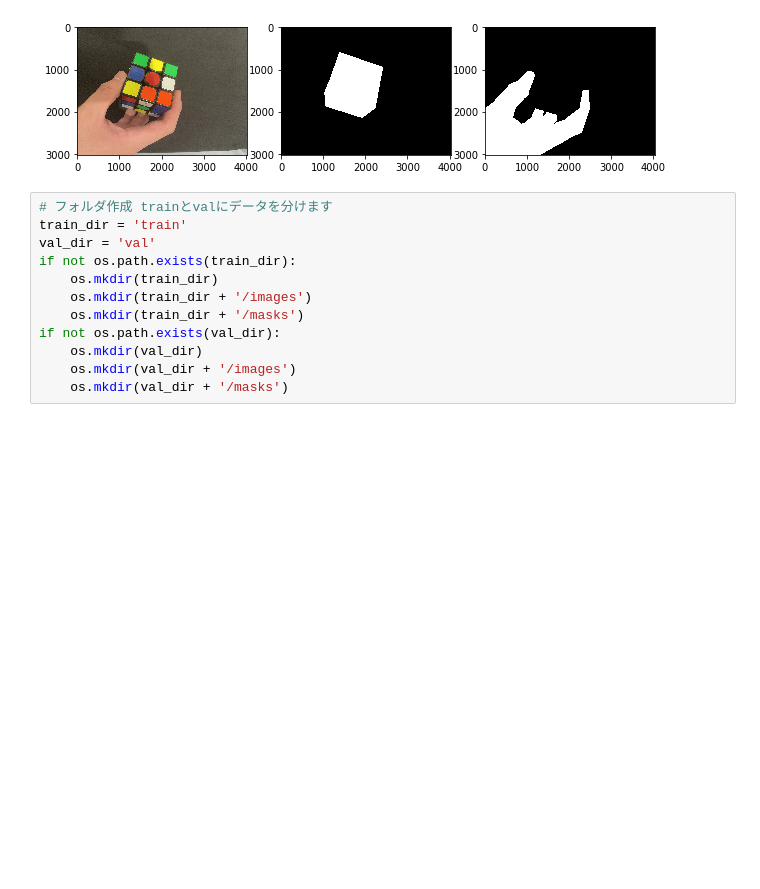
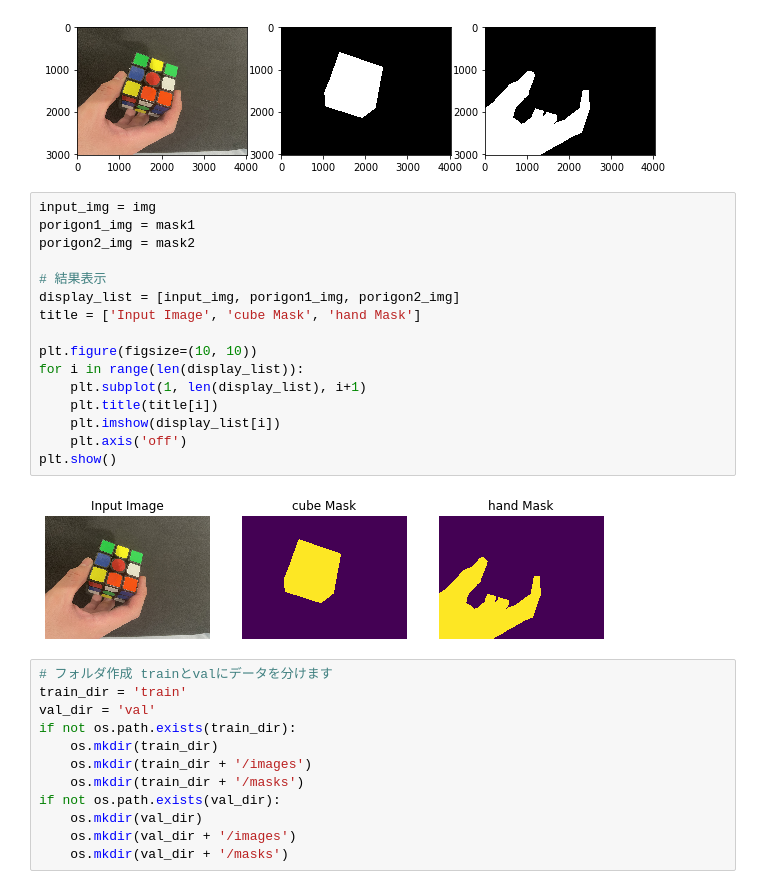
Before and after one commit to Tony152396/rubik-s-cube-semantic-segmentation, a Jupyter notebook: detacreate.ipynb, the cells around one changed output. Drawn from its saved outputs; the diff is of its cells as text; blank space fills up the shorter version.

```diff
--- a/detacreate.ipynb
+++ b/detacreate.ipynb
@@ -72,6 +74,24 @@ ax3.imshow(mask2, cmap='gray')
 # %% [output]
 <matplotlib.image.AxesImage at 0x...>
 [figure]
+# %%
+input_img = img
+porigon1_img = mask1
+porigon2_img = mask2
+
+# 結果表示
+display_list = [input_img, porigon1_img, porigon2_img]
+title = ['Input Image', 'cube Mask', 'hand Mask']
+
+plt.figure(figsize=(10, 10))
+for i in range(len(display_list)):
+    plt.subplot(1, len(display_list), i+1)
+    plt.title(title[i])
+    plt.imshow(display_list[i])
+    plt.axis('off')
+plt.show()
+# %% [output]
+[figure, added]
 # %%
 # フォルダ作成 trainとvalにデータを分けます
 train_dir = 'train'
```
Also changed, not shown: parts of 1 cell of this notebook, 1 other file.
